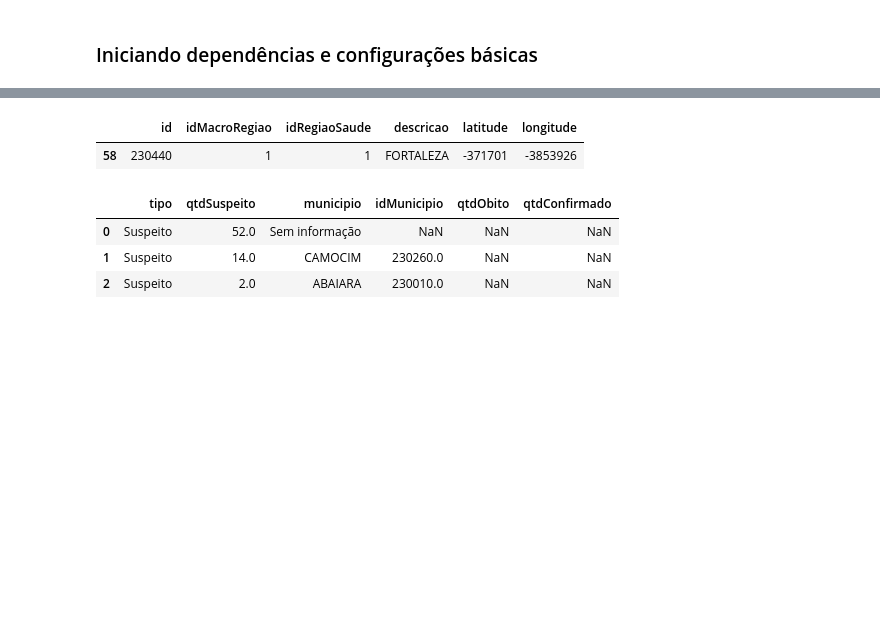
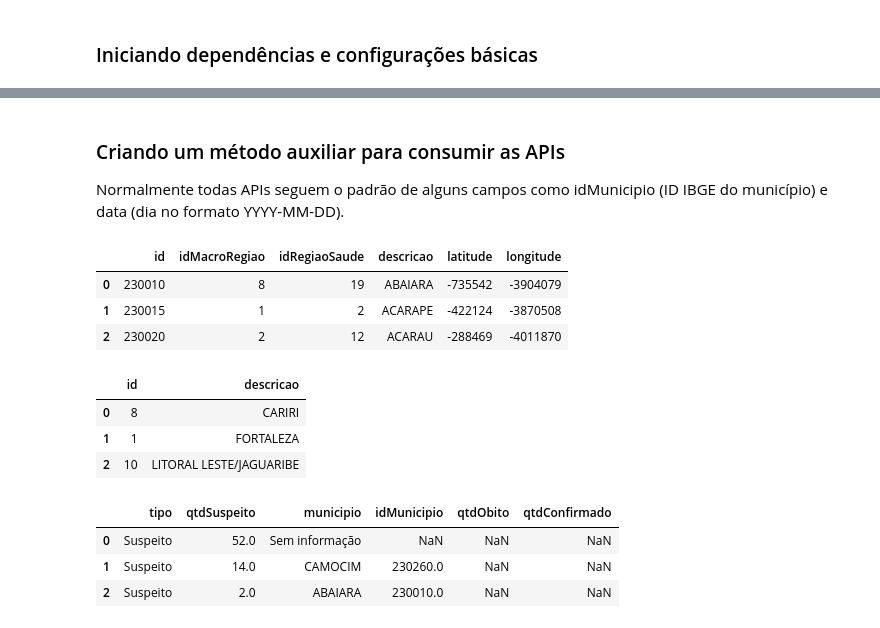
Before and after one commit to andreloc/painel-covid-19-ce, a Jupyter notebook: notebooks/extract_covid_data_integrasus_ce.ipynb, the cells around one changed output, grey strips where cells are left out. Cells and saved outputs as stored; diff of their text form; code cells hidden in the pictures; blank space fills up the shorter version.

```diff
--- a/notebooks/extract_covid_data_integrasus_ce.ipynb
+++ b/notebooks/extract_covid_data_integrasus_ce.ipynb
@@ -41,6 +41,10 @@ import plotly.offline as pyo
 pyo.init_notebook_mode()
 # %% [output]
 [interactive output not drawn]
+# %% [markdown]
+### Criando um método auxiliar para consumir as APIs
+
+Normalmente todas APIs seguem o padrão de alguns campos como idMunicipio (ID IBGE do município) e data (dia no formato YYYY-MM-DD).
 # %%
 def get_dataframe(api_url, data='', id_municipio=''):
     '''Método básico para converter uma chamada a API em um objeto Dataframe'''
@@ -61,8 +66,17 @@ macro_regiao       = get_dataframe('https://indicadores.integrasus.saude.ce.gov.
-# %%
-municipios[municipios.descricao == 'FORTALEZA']
-# %% [output]
-|  | id | idMacroRegiao | idRegiaoSaude | descricao | latitude | longitude |
-| 58 | 230440 | 1 | 1 | FORTALEZA | -371701 | -3853926 |
+# %%
+municipios.head(3)
+# %% [output]
+|  | id | idMacroRegiao | idRegiaoSaude | descricao | latitude | longitude |
+| 0 | 230010 | 8 | 19 | ABAIARA | -735542 | -3904079 |
+| 1 | 230015 | 1 | 2 | ACARAPE | -422124 | -3870508 |
+| 2 | 230020 | 2 | 12 | ACARAU | -288469 | -4011870 |
+# %%
+macro_regiao.head(3)
+# %% [output]
+|  | id | descricao |
+| 0 | 8 | CARIRI |
+| 1 | 1 | FORTALEZA |
+| 2 | 10 | LITORAL LESTE/JAGUARIBE |
 # %%
 qtd_por_municipios.head(3)
 # %% [output]
```
Also changed, not shown: parts of 8 cells of this notebook.
